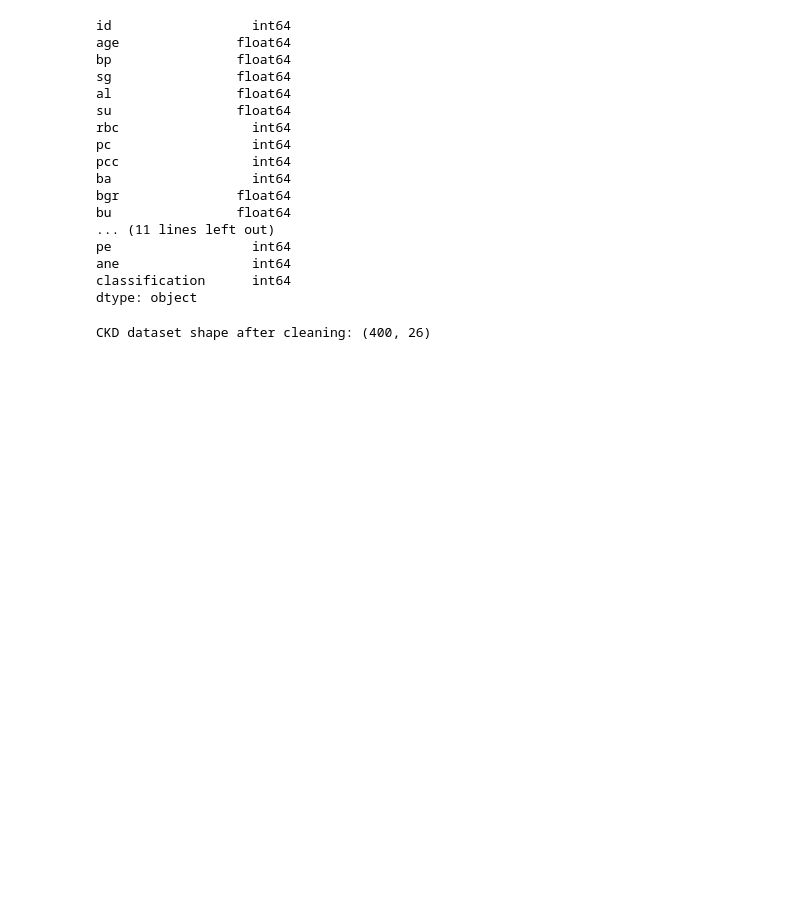
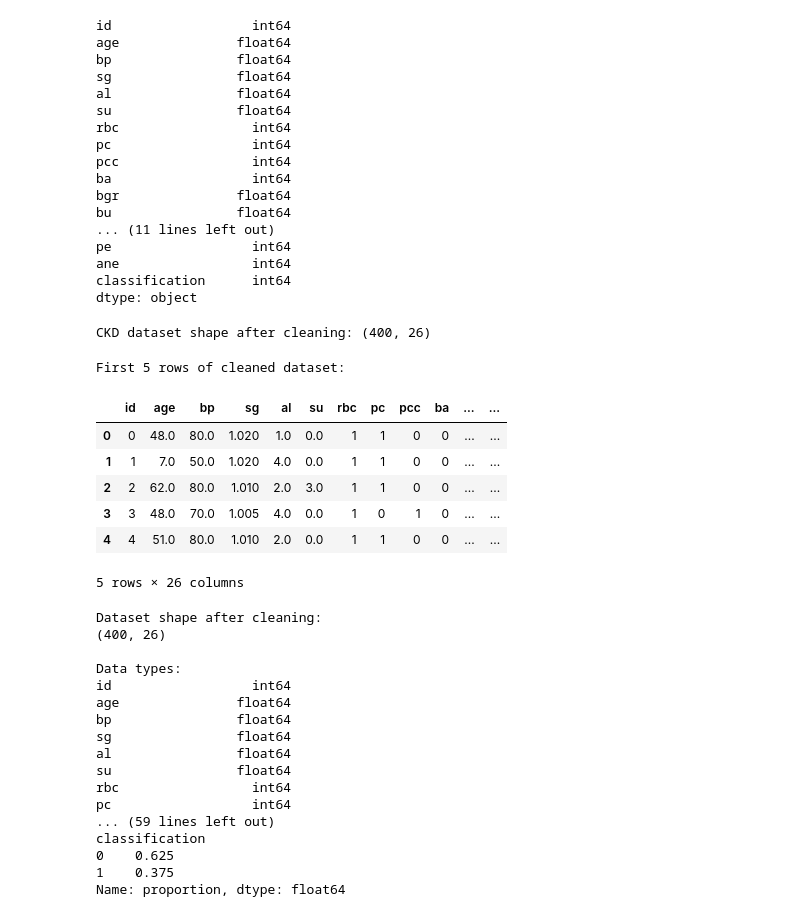
Before and after one commit to Adweta4810/explainable-disease-risk-prediction, a Jupyter notebook: notebooks/ckd_data_loading.ipynb, the cells around one changed output. Saved outputs shown, nothing was run; the diff lists cells and outputs as text; code cells hidden in the pictures; blank space fills up the shorter version.

Commit message:
chore: verify cleaned CKD dataset after preprocessing

```diff
--- a/notebooks/ckd_data_loading.ipynb
+++ b/notebooks/ckd_data_loading.ipynb
@@ -257,3 +257,54 @@ dtype: object
 print("CKD dataset shape after cleaning:", ckd_df.shape)
 # %% [output]
 CKD dataset shape after cleaning: (400, 26)
+# %%
+# ===============================
+# STEP 1: POST-CLEANING CHECK
+# ===============================
+
+print("First 5 rows of cleaned dataset:")
+display(ckd_df.head())
+
+print("\nDataset shape after cleaning:")
+print(ckd_df.shape)
+
+print("\nData types:")
+print(ckd_df.dtypes)
+
+print("\nMissing values after cleaning:")
+print(ckd_df.isnull().sum())
+
+print("\nDuplicate rows after cleaning:")
+print(ckd_df.duplicated().sum())
+
+print("\nTarget column value counts:")
+print(ckd_df['classification'].value_counts())
+
+print("\nTarget column proportions:")
+print(ckd_df['classification'].value_counts(normalize=True))
+# %% [output]
+First 5 rows of cleaned dataset:
+|  | id | age | bp | sg | al | su | rbc | pc | pcc | ba | ... | ... |
+| 0 | 0 | 48.0 | 80.0 | 1.020 | 1.0 | 0.0 | 1 | 1 | 0 | 0 | ... | ... |
+| 1 | 1 | 7.0 | 50.0 | 1.020 | 4.0 | 0.0 | 1 | 1 | 0 | 0 | ... | ... |
+| 2 | 2 | 62.0 | 80.0 | 1.010 | 2.0 | 3.0 | 1 | 1 | 0 | 0 | ... | ... |
+| 3 | 3 | 48.0 | 70.0 | 1.005 | 4.0 | 0.0 | 1 | 0 | 1 | 0 | ... | ... |
+| 4 | 4 | 51.0 | 80.0 | 1.010 | 2.0 | 0.0 | 1 | 1 | 0 | 0 | ... | ... |
+5 rows × 26 columns
+Dataset shape after cleaning:
+(400, 26)
+
+Data types:
+id                  int64
+age               float64
+bp                float64
+sg                float64
+al                float64
+su                float64
+rbc                 int64
+pc                  int64
+... (59 lines left out)
+classification
+0    0.625
+1    0.375
+Name: proportion, dtype: float64
```
